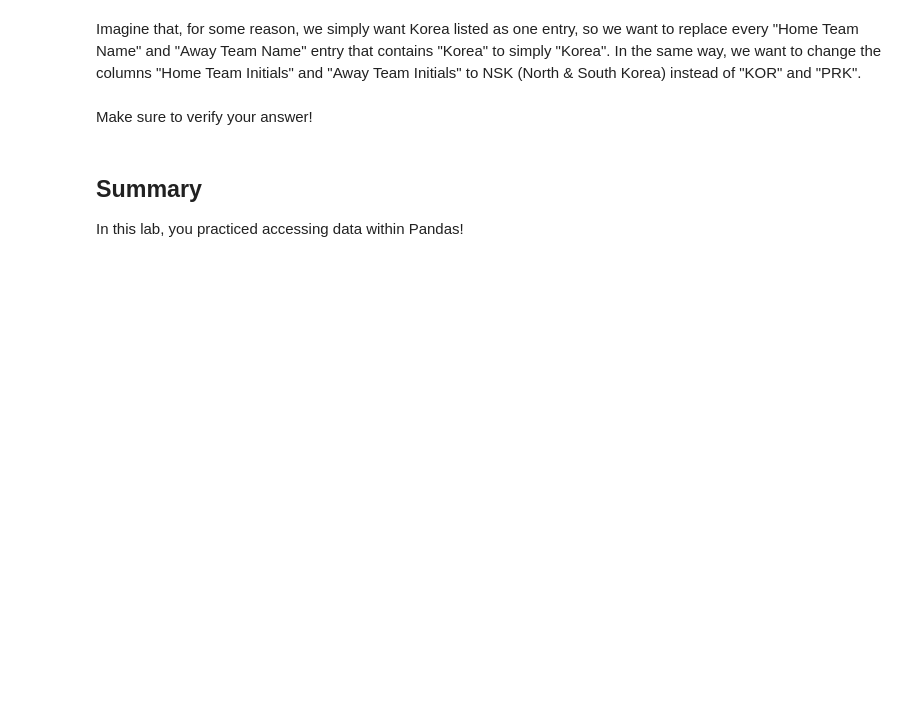
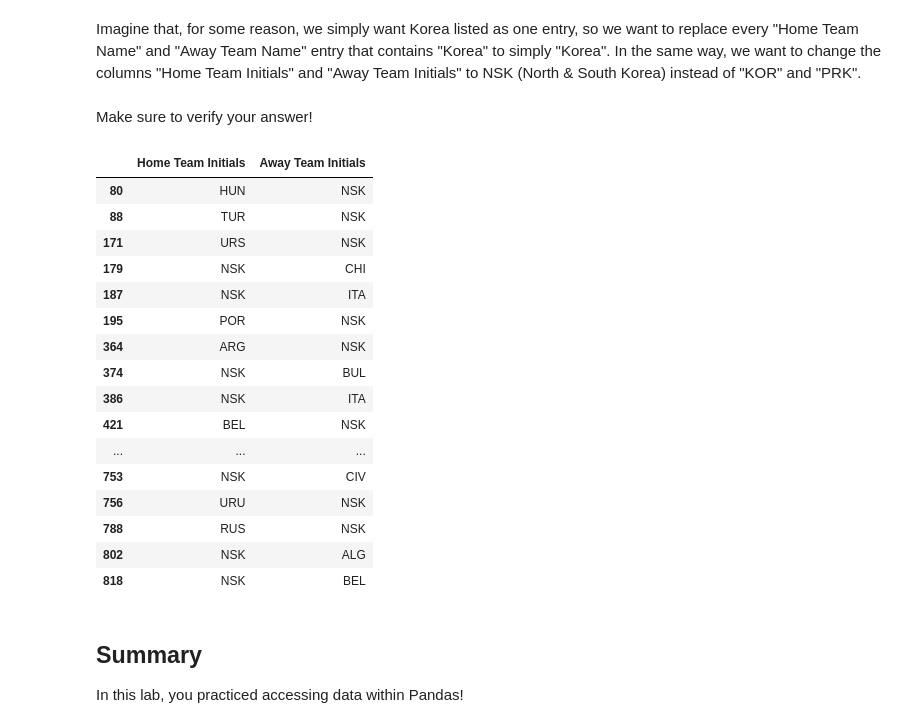
Before and after one commit to jgoett2/GitHubTest, a Jupyter notebook: index.ipynb, the cells around one changed output. Cells and saved outputs as stored; diff of their text form; code cells hidden in the pictures; blank space fills up the shorter version.

```diff
--- a/index.ipynb
+++ b/index.ipynb
@@ -130,3 +291,4 @@ Now **create a new column `"Half-time Goals"`** in `df` that includes both home
 # %%
 # Run this cell without changes to see your new column
-df.columns
+df["Half-time Goals"] = df["Half-time Home Goals"] + df["Half-time Home Goals"]
+df["Half-time Goals"]
@@ -144,2 +336,8 @@ Imagine that, for some reason, we simply want Korea listed as one entry, so we w
+# %%
+# Update the 'Home Team Name' and 'Home Team Initials' columns
+df.loc[df["Home Team Name"].str.contains("Korea"),"Home Team Name"] = "Korea"
+df.loc[df["Away Team Name"].str.contains("Korea"),"Away Team Name"] = "Korea"
+df.loc[df["Home Team Name"].str.contains("Korea"),"Home Team Initials"] = "NSK"
+df.loc[df["Away Team Name"].str.contains("Korea"),"Away Team Initials"] = "NSK"
 # %% [markdown]
 Make sure to verify your answer!
@@ -148,3 +344,25 @@ Make sure to verify your answer!
+# %%
+# Check the updated columns
+filter = df["Home Team Name"].str.contains("Korea") | df["Away Team Name"].str.contains("Korea")
+df.loc[filter,("Home Team Initials", "Away Team Initials")]
+# %% [output]
+|  | Home Team Initials | Away Team Initials |
+| 80 | HUN | NSK |
+| 88 | TUR | NSK |
+| 171 | URS | NSK |
+| 179 | NSK | CHI |
+| 187 | NSK | ITA |
+| 195 | POR | NSK |
+| 364 | ARG | NSK |
+| 374 | NSK | BUL |
+| 386 | NSK | ITA |
+| 421 | BEL | NSK |
+| ... | ... | ... |
+| 753 | NSK | CIV |
+| 756 | URU | NSK |
+| 788 | RUS | NSK |
+| 802 | NSK | ALG |
+| 818 | NSK | BEL |
 # %% [markdown]
 ## Summary
 
```
Also changed, not shown: parts of 27 cells of this notebook.
